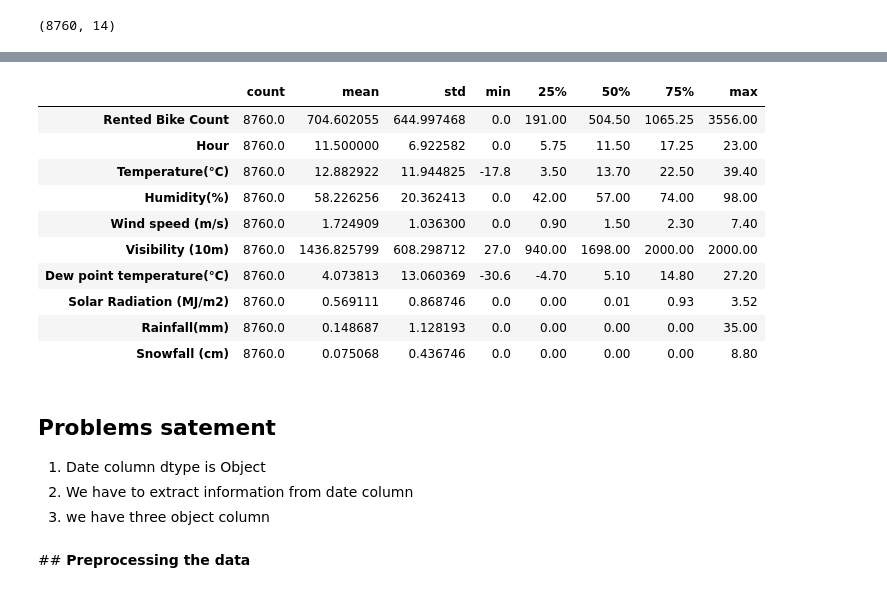
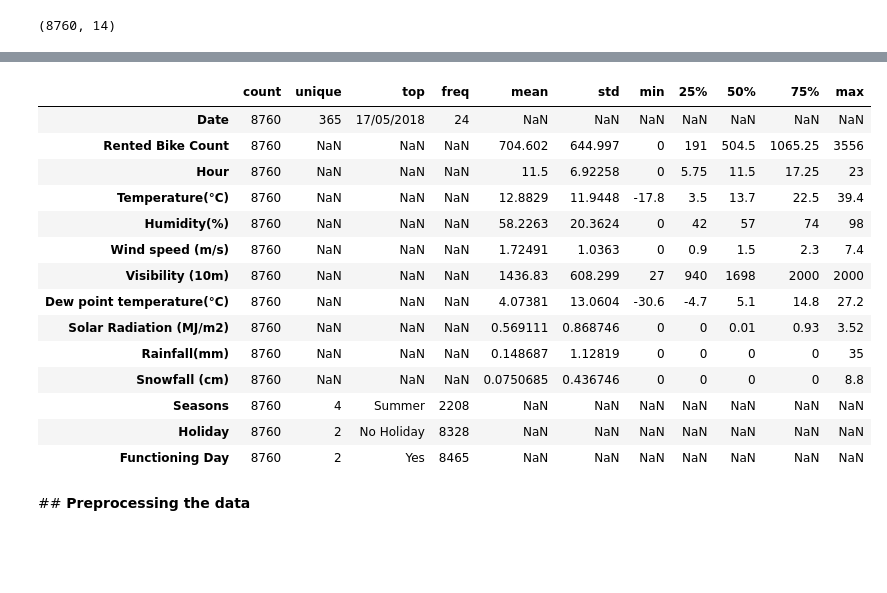
Before and after one commit to armanalam6342/Seoul-Bike-Sharing-Demand-Prediction, a Jupyter notebook: Bike_Sharing_Demand_Prediction_Capstone_Project.ipynb, the cells around one changed output, grey strips where cells are left out. Saved outputs shown, nothing was run; the diff lists cells and outputs as text; code cells hidden in the pictures; blank space fills up the shorter version.

```diff
--- a/Bike_Sharing_Demand_Prediction_Capstone_Project.ipynb
+++ b/Bike_Sharing_Demand_Prediction_Capstone_Project.ipynb
@@ -50,7 +50,7 @@ sns.set_style("whitegrid",{'grid.linestyle': '--'})
 # %% [markdown]
 ## <b> Loading the dataset
 # %%
-data= pd.read_csv("/content/drive/MyDrive/SeoulBikeData.csv", encoding = "ISO-8859-1")
+data= pd.read_csv("/content/drive/MyDrive/Bike Sharing Demand Prediction/SeoulBikeData.csv", encoding = "ISO-8859-1")
 # %%
 # Copy the data for backup
 df = data.copy()
@@ -91,24 +92,23 @@ dtypes: float64(6), int64(4), object(4)
 memory usage: 958.2+ KB
 # %%
 # Statistical info
-df.describe().transpose()
+df.describe(include='all').transpose()
 # %% [output]
-|  | count | mean | std | min | 25% | 50% | 75% | max |
-| Rented Bike Count | 8760.0 | 704.602055 | 644.997468 | 0.0 | 191.00 | 504.50 | 1065.25 | 3556.00 |
-| Hour | 8760.0 | 11.500000 | 6.922582 | 0.0 | 5.75 | 11.50 | 17.25 | 23.00 |
-| Temperature(°C) | 8760.0 | 12.882922 | 11.944825 | -17.8 | 3.50 | 13.70 | 22.50 | 39.40 |
-| Humidity(%) | 8760.0 | 58.226256 | 20.362413 | 0.0 | 42.00 | 57.00 | 74.00 | 98.00 |
-| Wind speed (m/s) | 8760.0 | 1.724909 | 1.036300 | 0.0 | 0.90 | 1.50 | 2.30 | 7.40 |
-| Visibility (10m) | 8760.0 | 1436.825799 | 608.298712 | 27.0 | 940.00 | 1698.00 | 2000.00 | 2000.00 |
-| Dew point temperature(°C) | 8760.0 | 4.073813 | 13.060369 | -30.6 | -4.70 | 5.10 | 14.80 | 27.20 |
-| Solar Radiation (MJ/m2) | 8760.0 | 0.569111 | 0.868746 | 0.0 | 0.00 | 0.01 | 0.93 | 3.52 |
-| Rainfall(mm) | 8760.0 | 0.148687 | 1.128193 | 0.0 | 0.00 | 0.00 | 0.00 | 35.00 |
-| Snowfall (cm) | 8760.0 | 0.075068 | 0.436746 | 0.0 | 0.00 | 0.00 | 0.00 | 8.80 |
+|  | count | unique | top | freq | mean | std | min | 25% | 50% | 75% | max |
+| Date | 8760 | 365 | 17/05/2018 | 24 | NaN | NaN | NaN | NaN | NaN | NaN | NaN |
+| Rented Bike Count | 8760 | NaN | NaN | NaN | 704.602 | 644.997 | 0 | 191 | 504.5 | 1065.25 | 3556 |
+| Hour | 8760 | NaN | NaN | NaN | 11.5 | 6.92258 | 0 | 5.75 | 11.5 | 17.25 | 23 |
+| Temperature(°C) | 8760 | NaN | NaN | NaN | 12.8829 | 11.9448 | -17.8 | 3.5 | 13.7 | 22.5 | 39.4 |
+| Humidity(%) | 8760 | NaN | NaN | NaN | 58.2263 | 20.3624 | 0 | 42 | 57 | 74 | 98 |
+| Wind speed (m/s) | 8760 | NaN | NaN | NaN | 1.72491 | 1.0363 | 0 | 0.9 | 1.5 | 2.3 | 7.4 |
+| Visibility (10m) | 8760 | NaN | NaN | NaN | 1436.83 | 608.299 | 27 | 940 | 1698 | 2000 | 2000 |
+| Dew point temperature(°C) | 8760 | NaN | NaN | NaN | 4.07381 | 13.0604 | -30.6 | -4.7 | 5.1 | 14.8 | 27.2 |
+| Solar Radiation (MJ/m2) | 8760 | NaN | NaN | NaN | 0.569111 | 0.868746 | 0 | 0 | 0.01 | 0.93 | 3.52 |
+| Rainfall(mm) | 8760 | NaN | NaN | NaN | 0.148687 | 1.12819 | 0 | 0 | 0 | 0 | 35 |
+| Snowfall (cm) | 8760 | NaN | NaN | NaN | 0.0750685 | 0.436746 | 0 | 0 | 0 | 0 | 8.8 |
+| Seasons | 8760 | 4 | Summer | 2208 | NaN | NaN | NaN | NaN | NaN | NaN | NaN |
+| Holiday | 8760 | 2 | No Holiday | 8328 | NaN | NaN | NaN | NaN | NaN | NaN | NaN |
+| Functioning Day | 8760 | 2 | Yes | 8465 | NaN | NaN | NaN | NaN | NaN | NaN | NaN |
-# %% [markdown]
-## <b> Problems satement
-  1. Date column dtype is Object
-  2. We have to extract information from date column
-  3. we have three object column
 # %% [markdown]
 ##<b> Preprocessing the data
 # %%
```
Also changed, not shown: parts of 63 cells of this notebook.
